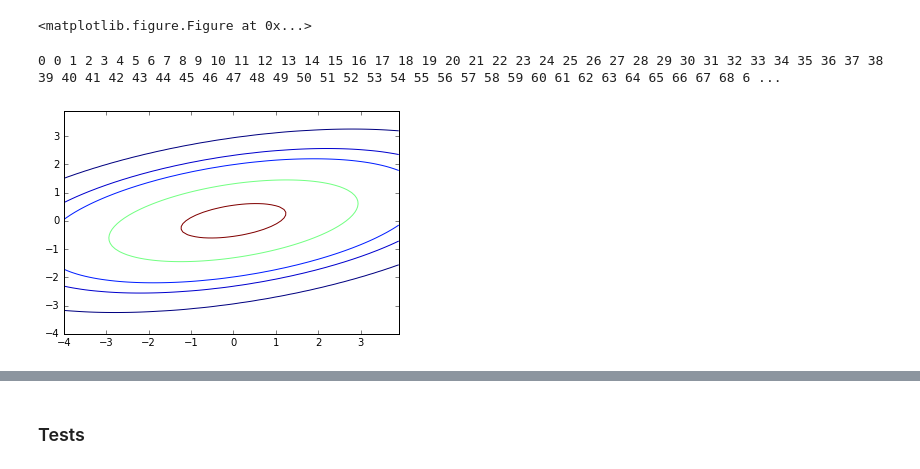
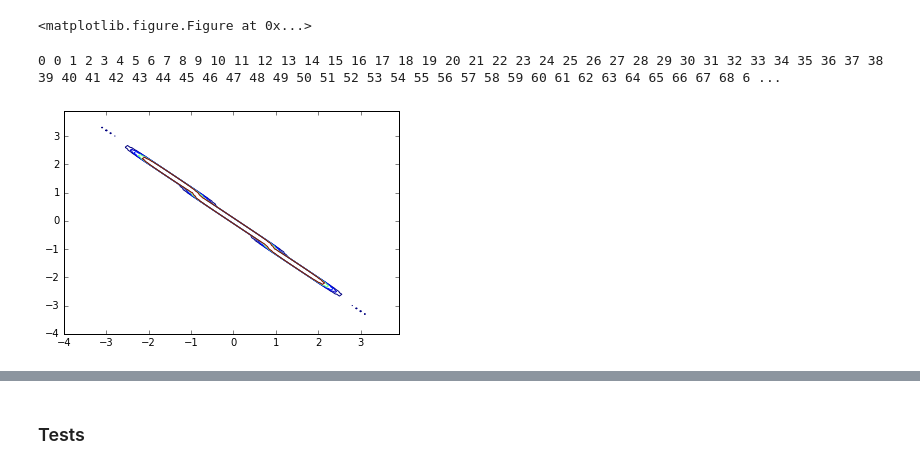
Before and after one commit to zhouhy2333/wishartProcess, a Jupyter notebook: wishartProcessFirst.ipynb, the cells around one changed output, grey strips where cells are left out. Drawn from its saved outputs; the diff is of its cells as text; code cells hidden in the pictures.

```diff
--- a/wishartProcessFirst.ipynb
+++ b/wishartProcessFirst.ipynb
@@ -68,7 +68,7 @@ kernel = lambda t1, t2, theta: theta[0]*np.exp(-1/theta[1]*np.square(t1-t2))
 #rand_U = lambda D, nu: np.random.multivariate_normal(mean=np.zeros(D), cov=np.eye(D), size=nu).T
 rand_Uid = lambda K: np.random.multivariate_normal(np.zeros(len(K)), K)
 
-nu = 4
+nu = 2
 D = 2
 
 N = 100
@@ -84,9 +84,9 @@ L = np.linalg.cholesky(V + 0.01*np.eye(len(V)))
 if D != len(V): print("D != len(V)")
 
 U = np.zeros((N,D,nu))
-for i in range(D):
-    for j in range(nu):
-        U[:, i, j] = rand_Uid(K)
+for d in range(D):
+    for i in range(nu):
+        U[:, d, i] = rand_Uid(K)
 
 Kt = np.array( [np.dot( L.dot(U[i]) , L.dot(U[i]).T ) for i in range(N)] )
 # %%
@@ -125,20 +125,20 @@ N too big. Chose a smaller one (<= 50).
 # %%
 from matplotlib import animation, rc
 from IPython.display import HTML
 
 fig = plt.figure()
 
 def animate(i):
     print(i, end=" ")
     plt.clf()
-    normal2d = multivariate_normal(mean=np.zeros(2), cov=Kt[i])
+    normal2d = multivariate_normal(mean=np.zeros(D), cov=Kt[i])
     cont = plt.contour(X_grid,Y_grid, normal2d.pdf(XY), [0.001, 0.005, 0.01, 0.03, 0.06] )
     return cont
 
 frames = N
 interval = 200 # delay between frames in milliseconds
 anim = animation.FuncAnimation(fig, animate, interval=interval, frames=frames)
 anim.save('animation.mp4')
 # %% [output]
 0 0 1 2 3 4 5 6 7 8 9 10 11 12 13 14 15 16 17 18 19 20 21 22 23 24 25 26 27 28 29 30 31 32 33 34 35 36 37 38 39 40 41 42 43 44 45 46 47 48 49 50 51 52 53 54 55 56 57 58 59 60 61 62 63 64 65 66 67 68 6 ...
-[figure, old version]
+[figure, new version]
```
Also changed, not shown: parts of 4 cells of this notebook.
